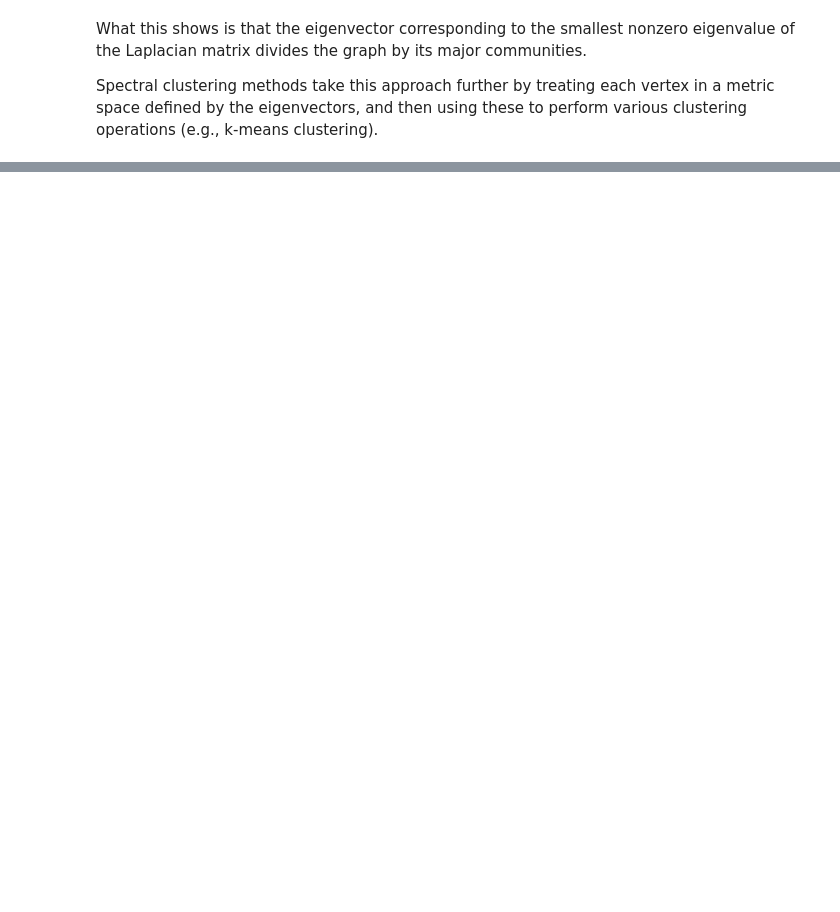
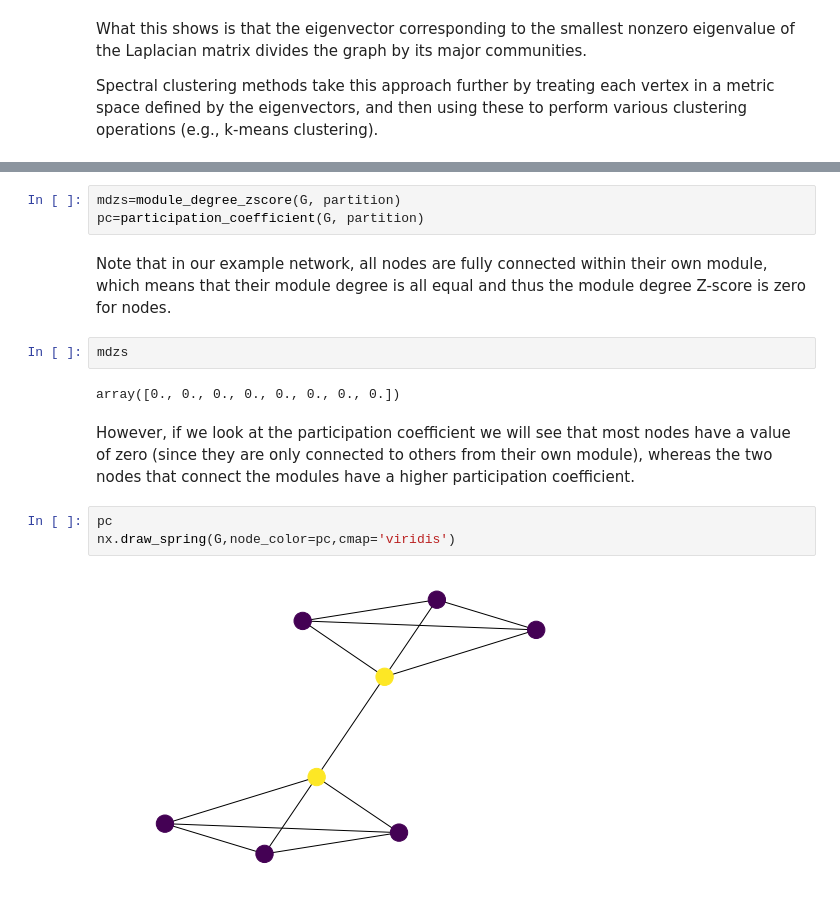
Before and after one commit to BrainNetworksCourse/brain-networks-course, a Jupyter notebook: Week3-NetworkModeling/CommunityDetection.ipynb, the cells around one changed output, grey strips where cells are left out. Cells and saved outputs as stored; diff of their text form; blank space fills up the shorter version.

```diff
--- a/Week3-NetworkModeling/CommunityDetection.ipynb
+++ b/Week3-NetworkModeling/CommunityDetection.ipynb
@@ -328,0 +418,16 @@ Spectral clustering methods take this approach further by treating each vertex i
+# %%
+mdzs=module_degree_zscore(G, partition)
+pc=participation_coefficient(G, partition)
+# %% [markdown]
+Note that in our example network, all nodes are fully connected within their own module, which means that their module degree is all equal and thus the module degree Z-score is zero for nodes.
+# %%
+mdzs
+# %% [output]
+array([0., 0., 0., 0., 0., 0., 0., 0.])
+# %% [markdown]
+However, if we look at the participation coefficient we will see that most nodes have a value of zero (since they are only connected to others from their own module), whereas the two nodes that connect the modules have a higher participation coefficient.
+# %%
+pc
+nx.draw_spring(G,node_color=pc,cmap='viridis')
+# %% [output]
+[figure, added]
```
Also changed, not shown: parts of 37 cells of this notebook.
